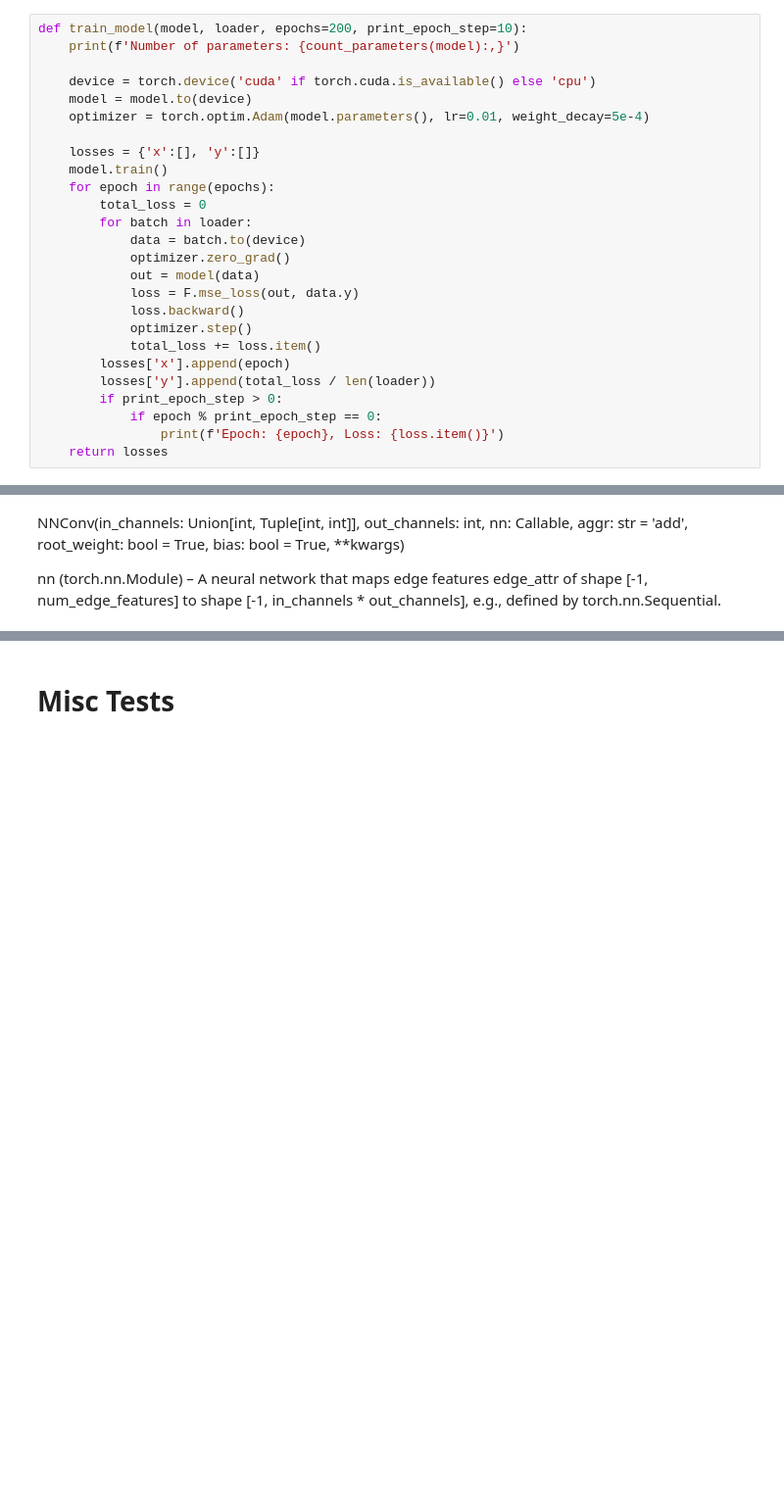
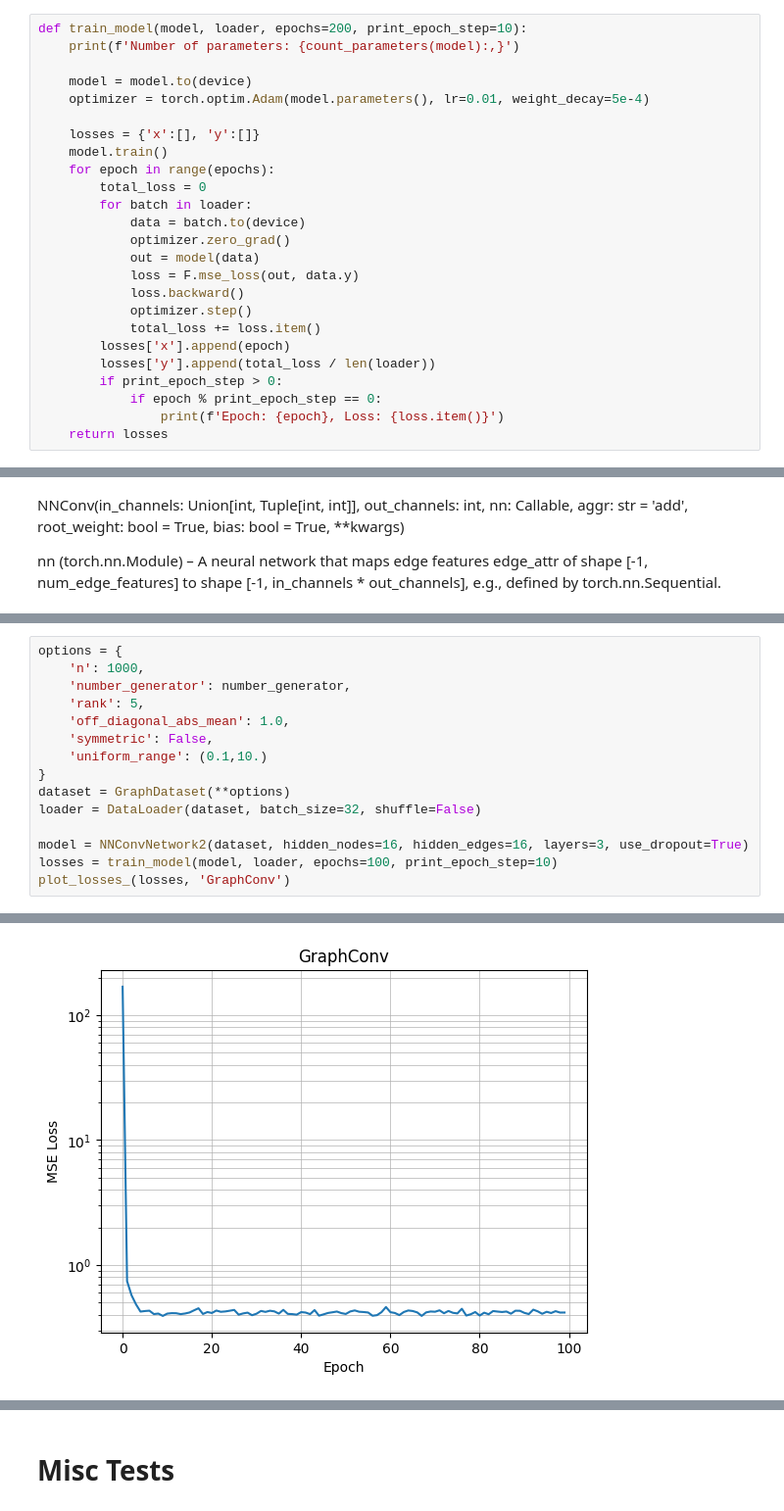
Before and after one commit to TiagoCAAmorim/graph_nn, a Jupyter notebook: gnn_lineq/notebooks/tests.ipynb, the cells around one changed output, grey strips where cells are left out. Shown at 98% size. Saved outputs shown, nothing was run; the diff lists cells and outputs as text; blank space fills up the shorter version.

```diff
--- a/gnn_lineq/notebooks/tests.ipynb
+++ b/gnn_lineq/notebooks/tests.ipynb
@@ -466,7 +476,6 @@ def plot_sample(model, dataset, limits=(-1.5,1.5), print_=False):
 def train_model(model, loader, epochs=200, print_epoch_step=10):
     print(f'Number of parameters: {count_parameters(model):,}')
 
-    device = torch.device('cuda' if torch.cuda.is_available() else 'cpu')
     model = model.to(device)
     optimizer = torch.optim.Adam(model.parameters(), lr=0.01, weight_decay=5e-4)
 
@@ -671,0 +747,16 @@ plot_sample(model, dataset2, (-2.5,2.5))
+# %%
+options = {
+    'n': 1000,
+    'number_generator': number_generator,
+    'rank': 5,
+    'off_diagonal_abs_mean': 1.0,
+    'symmetric': False,
+    'uniform_range': (0.1,10.)
+}
+dataset = GraphDataset(**options)
+loader = DataLoader(dataset, batch_size=32, shuffle=False)
+
+model = NNConvNetwork2(dataset, hidden_nodes=16, hidden_edges=16, layers=3, use_dropout=True)
+losses = train_model(model, loader, epochs=100, print_epoch_step=10)
+plot_losses_(losses, 'GraphConv')
+# %% [output]
@@ -671,0 +774 @@ plot_sample(model, dataset2, (-2.5,2.5))
+[figure, added]
```
Also changed, not shown: parts of 19 cells of this notebook.
